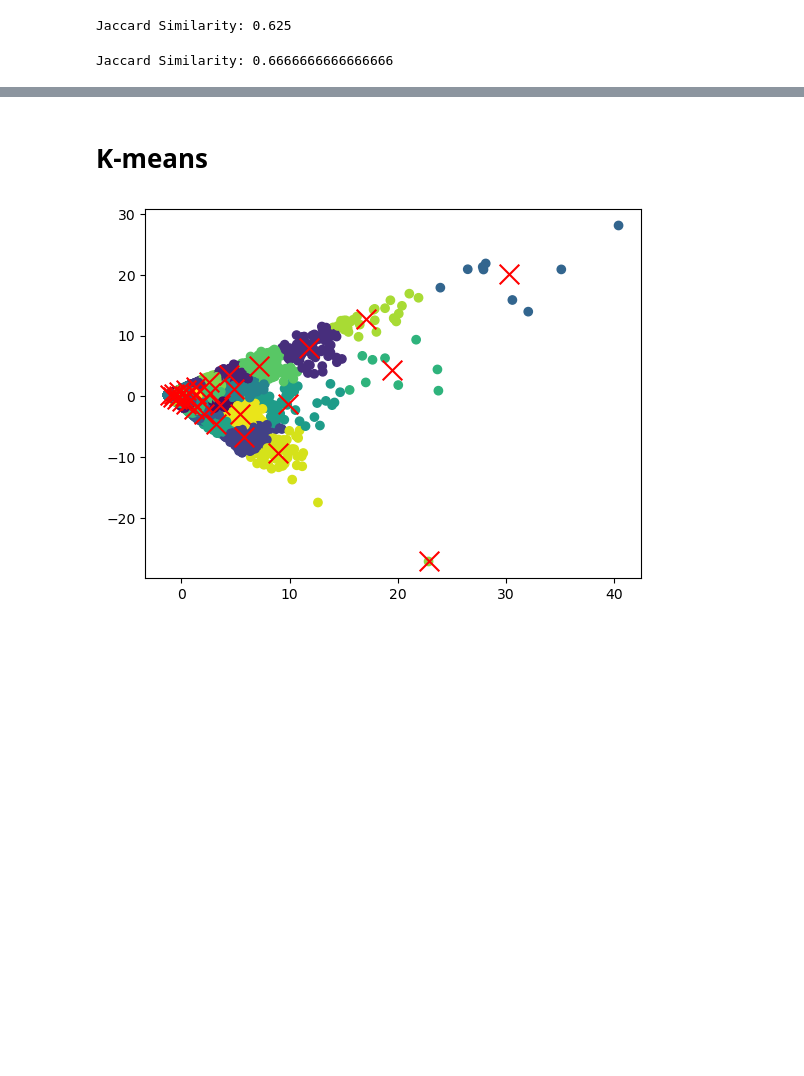
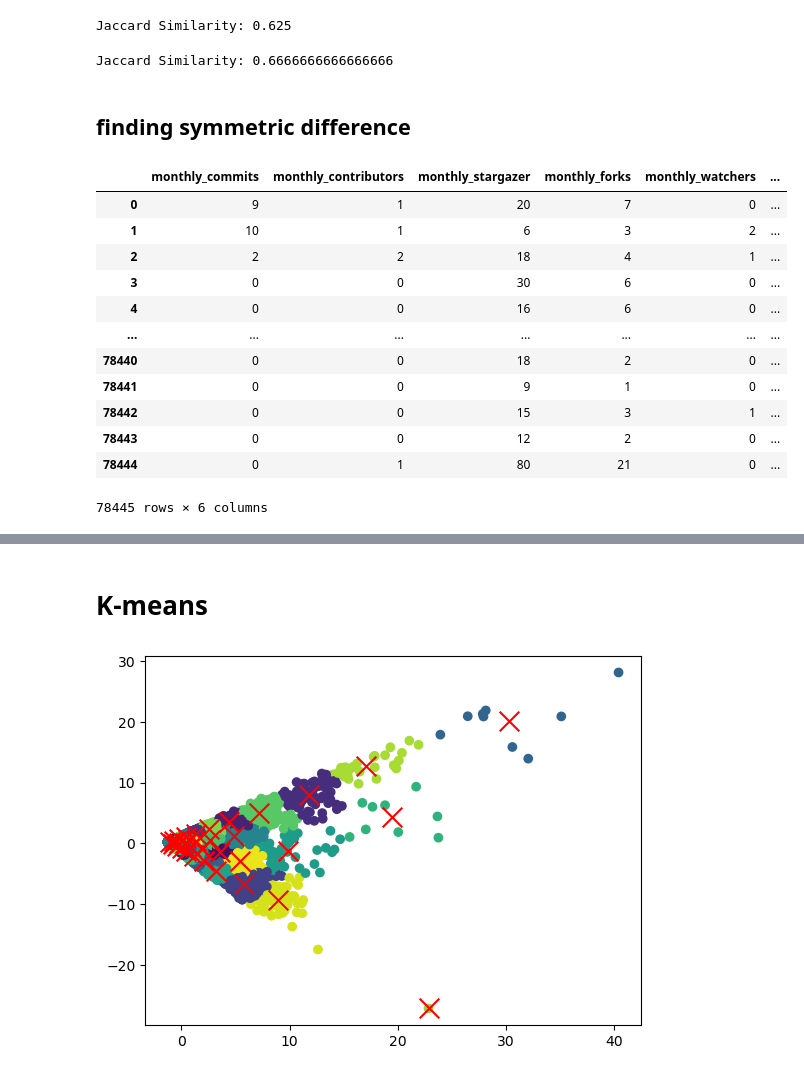
Before and after one commit to yanboyang713/project-health, a Jupyter notebook: main.ipynb, the cells around one changed output, grey strips where cells are left out. Drawn from its saved outputs; the diff is of its cells as text; code cells hidden in the pictures; blank space fills up the shorter version.

```diff
--- a/main.ipynb
+++ b/main.ipynb
@@ -730,3 +730,27 @@ similarity = jaccard_similarity(set(open_columns["random_projection_labels"]), s
 print(f"Jaccard Similarity: {similarity}")
 # %% [output]
 Jaccard Similarity: 0.6666666666666666
+# %% [markdown]
+## finding symmetric difference
+# %%
+activity = pd.read_csv("./result/activity_with_random_projection_labels.csv")
+issues = pd.read_csv("./result/issues_with_random_projection_labels.csv")
+PRs = pd.read_csv("./result/PRs_with_random_projection_labels.csv")
+open = pd.read_csv("./result/open_with_random_projection_labels.csv")
+close = pd.read_csv("./result/close_with_random_projection_labels.csv")
+# %%
+activity
+# %% [output]
+|  | monthly_commits | monthly_contributors | monthly_stargazer | monthly_forks | monthly_watchers | ... |
+| 0 | 9 | 1 | 20 | 7 | 0 | ... |
+| 1 | 10 | 1 | 6 | 3 | 2 | ... |
+| 2 | 2 | 2 | 18 | 4 | 1 | ... |
+| 3 | 0 | 0 | 30 | 6 | 0 | ... |
+| 4 | 0 | 0 | 16 | 6 | 0 | ... |
+| ... | ... | ... | ... | ... | ... | ... |
+| 78440 | 0 | 0 | 18 | 2 | 0 | ... |
+| 78441 | 0 | 0 | 9 | 1 | 0 | ... |
+| 78442 | 0 | 0 | 15 | 3 | 1 | ... |
+| 78443 | 0 | 0 | 12 | 2 | 0 | ... |
+| 78444 | 0 | 1 | 80 | 21 | 0 | ... |
+78445 rows × 6 columns
```
Also changed, not shown: parts of 12 cells of this notebook.
